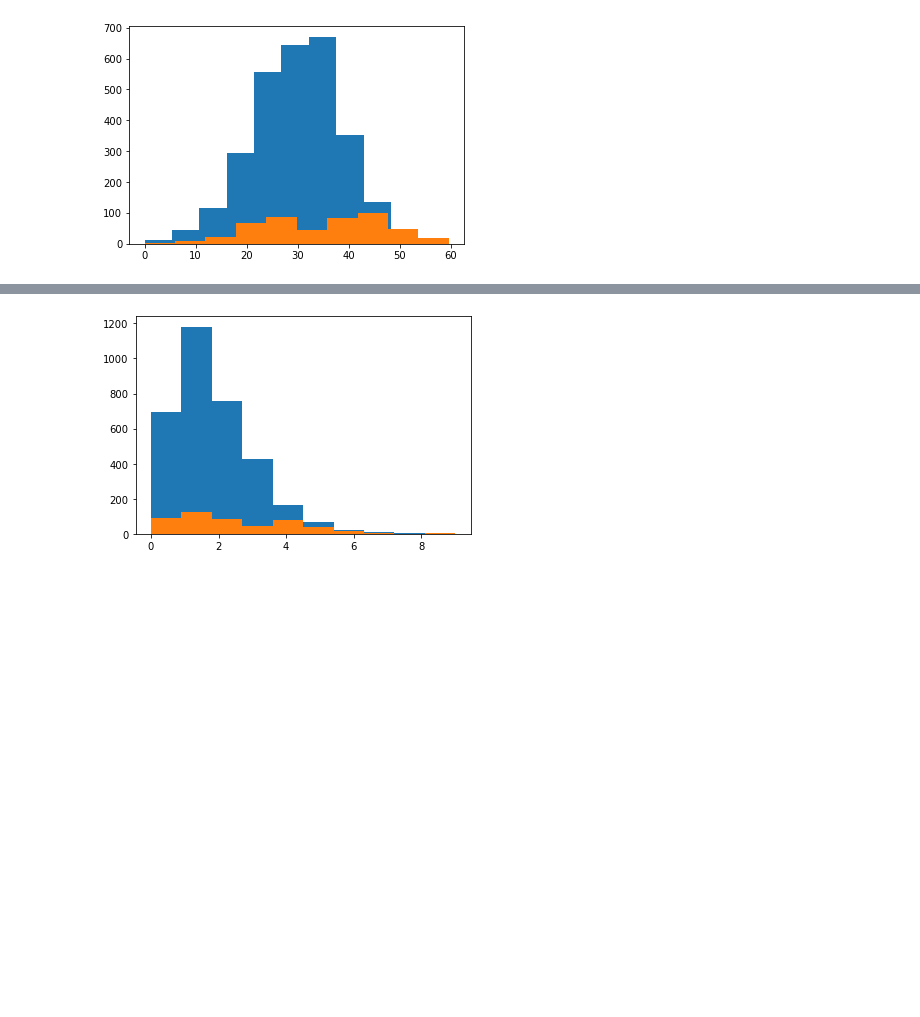
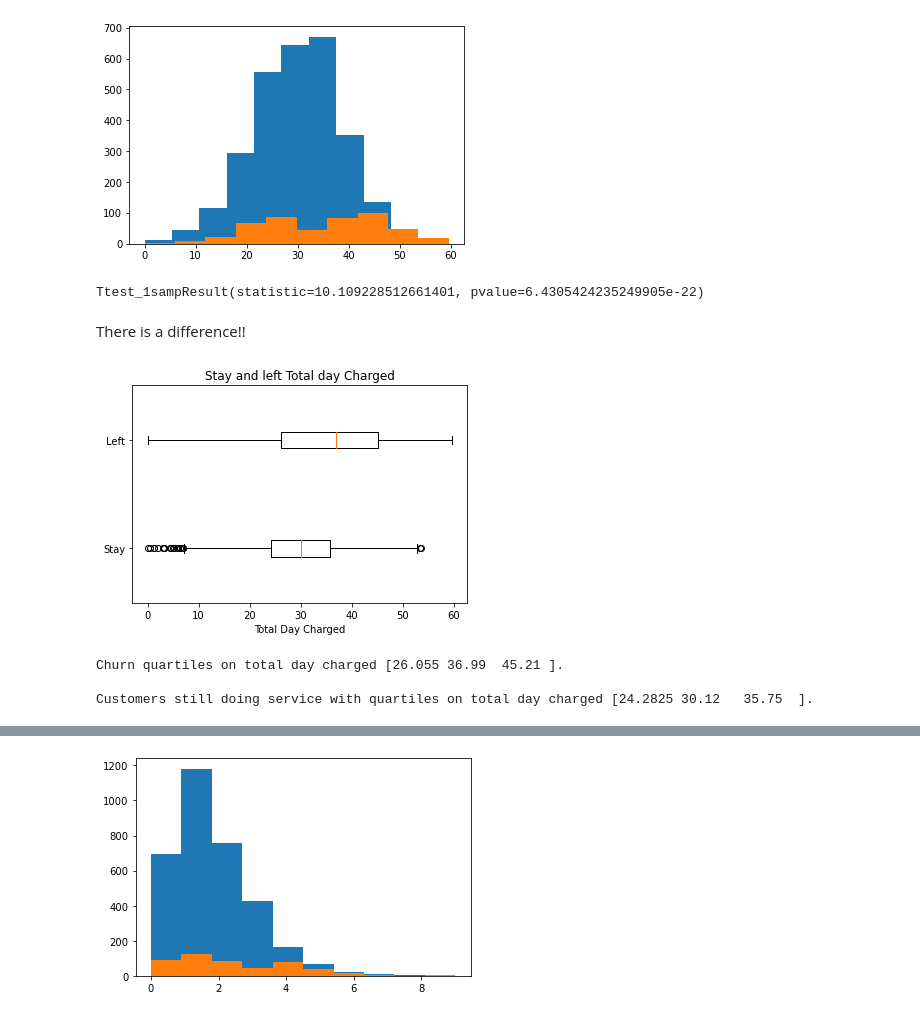
Before and after one commit to KyleWeesner/Customer_retention_plan_for_Syriatel_Mobile_Telecom, a Jupyter notebook: workspace/Exploratory Data Analysis.ipynb, the cells around one changed output, grey strips where cells are left out. Cells and saved outputs as stored; diff of their text form; code cells hidden in the pictures; blank space fills up the shorter version.

```diff
--- a/workspace/Exploratory Data Analysis.ipynb
+++ b/workspace/Exploratory Data Analysis.ipynb
@@ -471,4 +495,34 @@ sns.heatmap(df.corr().abs())
 plt.hist(df_stay['total day charge']), plt.hist(df_churn['total day charge']);
 # %% [output]
 [figure]
+# %%
+churn_tdc_list = list(df_churn['total day charge'])
+result = stats.ttest_1samp(churn_tdc_list, df_stay['total day charge'].mean())
+t_stat, p_value = result
+result
+# %% [output]
+Ttest_1sampResult(statistic=10.109228512661401, pvalue=6.4305424235249905e-22)
+# %% [markdown]
+There is a difference!!
+# %%
+boxs = {'Stay': df_stay['total day charge'], 'Left':df_churn['total day charge']}
+fig, ax = plt.subplots()
+ax.boxplot(boxs.values(), vert=False)
+ax.set_yticklabels(boxs.keys())
+ax.set_xlabel('Total Day Charged')
+ax.set_title('Stay and left Total day Charged');
+# %% [output]
+[figure, added]
+# %%
+churn_tdc_quartiles = np.percentile(churn_tdc_list, [25,50,75])
+stay_tdc_quartiles = np.percentile(list(df_stay['total day charge']), [25,50,75])
+
+print(f"""
+Churn quartiles on total day charged {churn_tdc_quartiles}. \n
+Customers still doing service with quartiles on total day charged {stay_tdc_quartiles}."""
+)
+# %% [output]
+Churn quartiles on total day charged [26.055 36.99  45.21 ].
+
+Customers still doing service with quartiles on total day charged [24.2825 30.12   35.75  ].
 # %%
```
Also changed, not shown: parts of 31 cells of this notebook, 2 other files.
